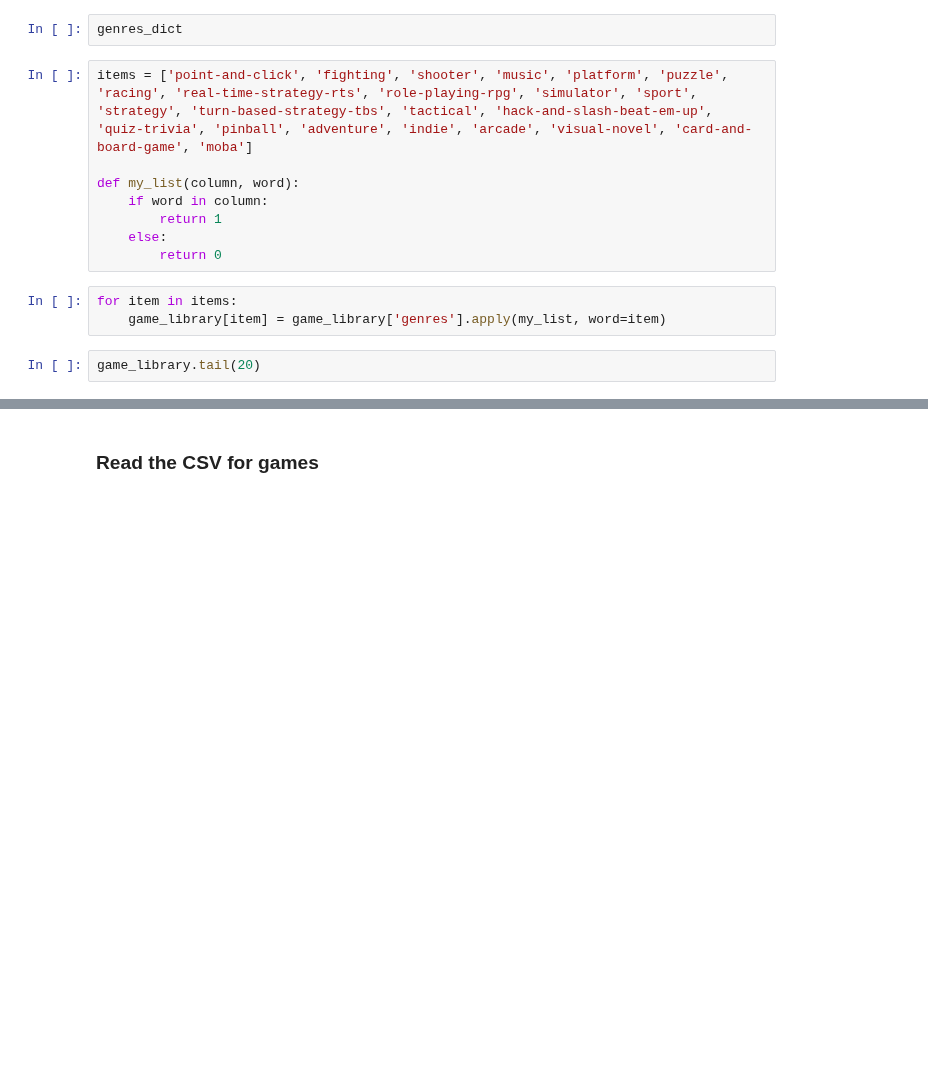
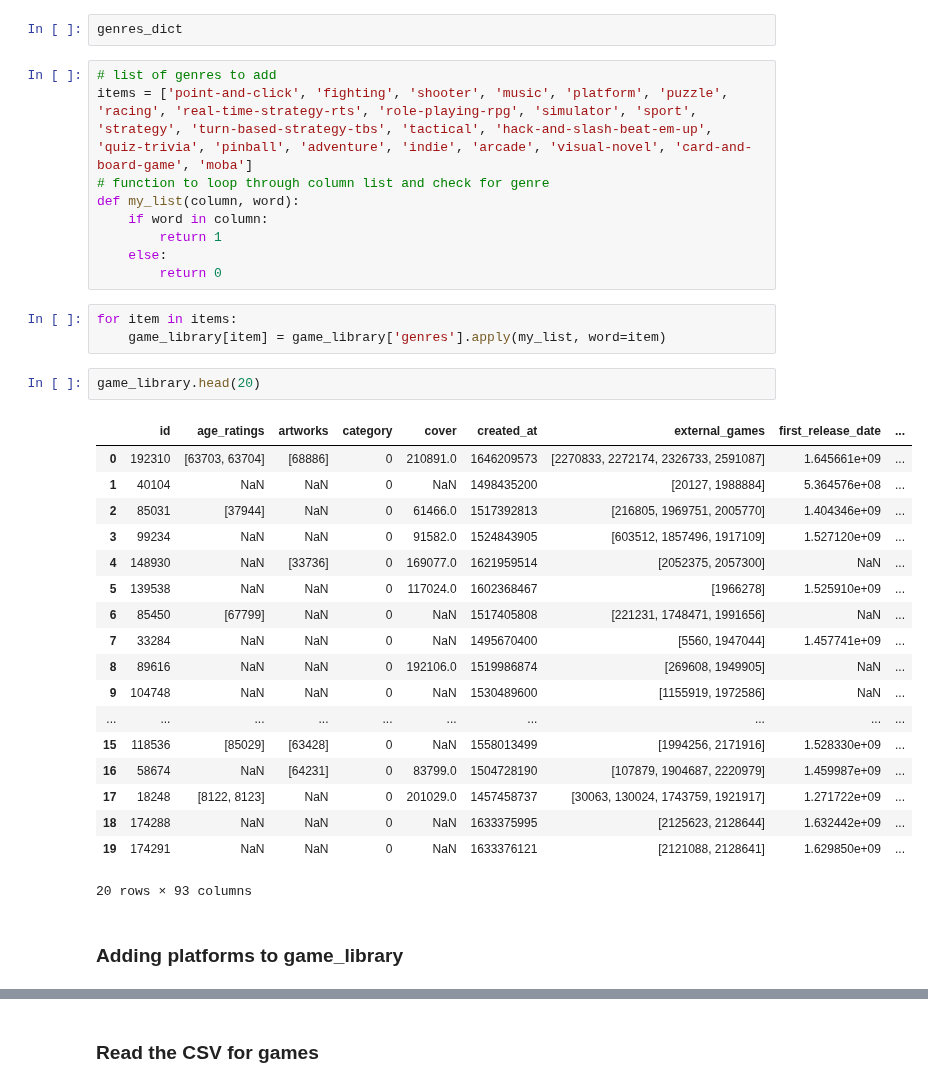
Before and after one commit to MrEnigmamgine/Videogame-Capstone_fork, a Jupyter notebook: Lindy_workbook.ipynb, the cells around one changed output, grey strips where cells are left out. Saved outputs shown, nothing was run; the diff lists cells and outputs as text; blank space fills up the shorter version.

Commit message:
genres and platforms

```diff
--- a/Lindy_workbook.ipynb
+++ b/Lindy_workbook.ipynb
@@ -467,8 +572,9 @@ game_library.head()
 # %%
 genres_dict
 # %%
+# list of genres to add
 items = ['point-and-click', 'fighting', 'shooter', 'music', 'platform', 'puzzle', 'racing', 'real-time-strategy-rts', 'role-playing-rpg', 'simulator', 'sport', 'strategy', 'turn-based-strategy-tbs', 'tactical', 'hack-and-slash-beat-em-up', 'quiz-trivia', 'pinball', 'adventure', 'indie', 'arcade', 'visual-novel', 'card-and-board-game', 'moba']
-
+# function to loop through column list and check for genre
 def my_list(column, word):
     if word in column:
         return 1
@@ -478,4 +584,25 @@ def my_list(column, word):
 for item in items:
     game_library[item] = game_library['genres'].apply(my_list, word=item)
 # %%
-game_library.tail(20)
+game_library.head(20)
+# %% [output]
+|  | id | age_ratings | artworks | category | cover | created_at | external_games | first_release_date | ... |
+| 0 | 192310 | [63703, 63704] | [68886] | 0 | 210891.0 | 1646209573 | [2270833, 2272174, 2326733, 2591087] | 1.645661e+09 | ... |
+| 1 | 40104 | NaN | NaN | 0 | NaN | 1498435200 | [20127, 1988884] | 5.364576e+08 | ... |
+| 2 | 85031 | [37944] | NaN | 0 | 61466.0 | 1517392813 | [216805, 1969751, 2005770] | 1.404346e+09 | ... |
+| 3 | 99234 | NaN | NaN | 0 | 91582.0 | 1524843905 | [603512, 1857496, 1917109] | 1.527120e+09 | ... |
+| 4 | 148930 | NaN | [33736] | 0 | 169077.0 | 1621959514 | [2052375, 2057300] | NaN | ... |
+| 5 | 139538 | NaN | NaN | 0 | 117024.0 | 1602368467 | [1966278] | 1.525910e+09 | ... |
+| 6 | 85450 | [67799] | NaN | 0 | NaN | 1517405808 | [221231, 1748471, 1991656] | NaN | ... |
+| 7 | 33284 | NaN | NaN | 0 | NaN | 1495670400 | [5560, 1947044] | 1.457741e+09 | ... |
+| 8 | 89616 | NaN | NaN | 0 | 192106.0 | 1519986874 | [269608, 1949905] | NaN | ... |
+| 9 | 104748 | NaN | NaN | 0 | NaN | 1530489600 | [1155919, 1972586] | NaN | ... |
+| ... | ... | ... | ... | ... | ... | ... | ... | ... | ... |
+| 15 | 118536 | [85029] | [63428] | 0 | NaN | 1558013499 | [1994256, 2171916] | 1.528330e+09 | ... |
+| 16 | 58674 | NaN | [64231] | 0 | 83799.0 | 1504728190 | [107879, 1904687, 2220979] | 1.459987e+09 | ... |
+| 17 | 18248 | [8122, 8123] | NaN | 0 | 201029.0 | 1457458737 | [30063, 130024, 1743759, 1921917] | 1.271722e+09 | ... |
+| 18 | 174288 | NaN | NaN | 0 | NaN | 1633375995 | [2125623, 2128644] | 1.632442e+09 | ... |
+| 19 | 174291 | NaN | NaN | 0 | NaN | 1633376121 | [2121088, 2128641] | 1.629850e+09 | ... |
+20 rows × 93 columns
+# %% [markdown]
+### Adding platforms to game_library
```
Also changed, not shown: parts of 33 cells of this notebook.
